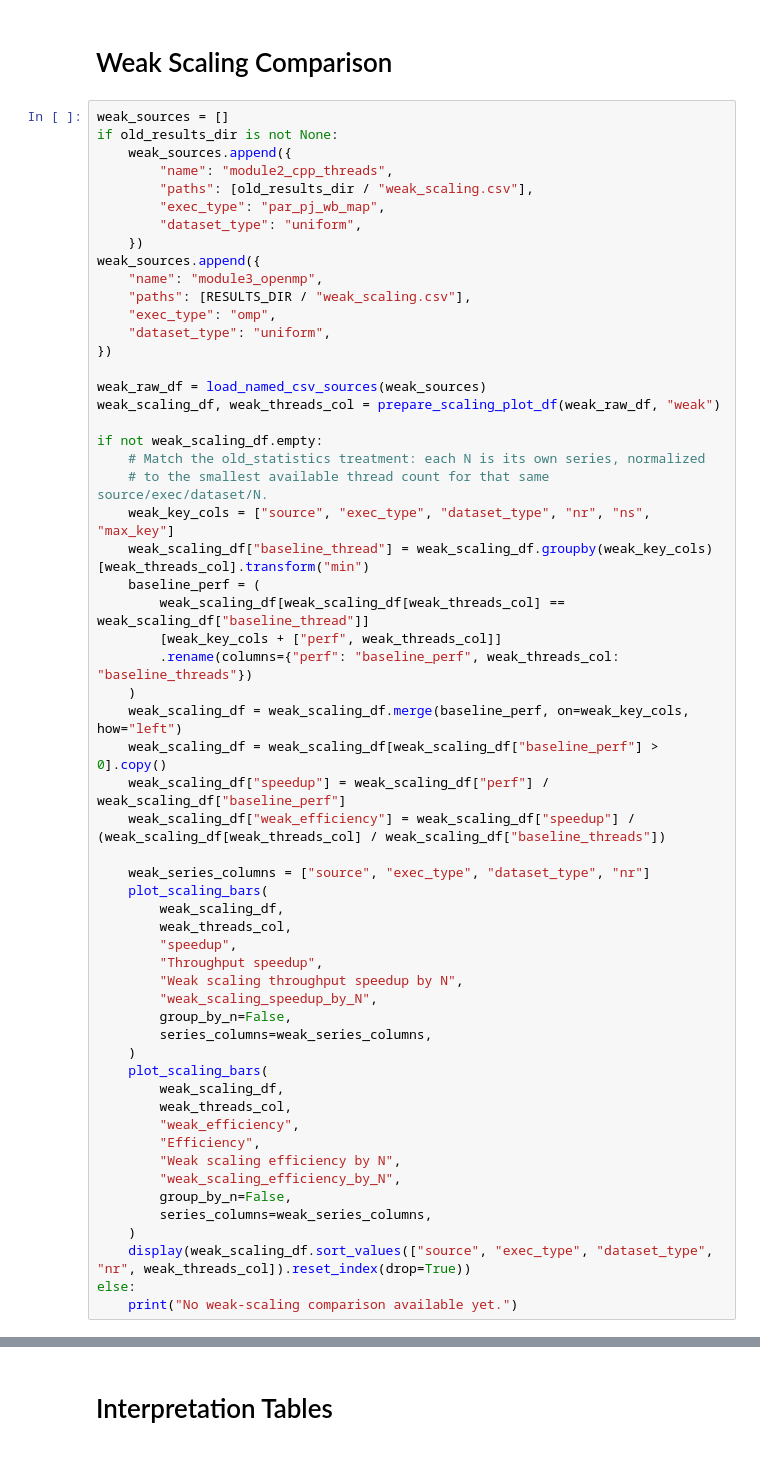
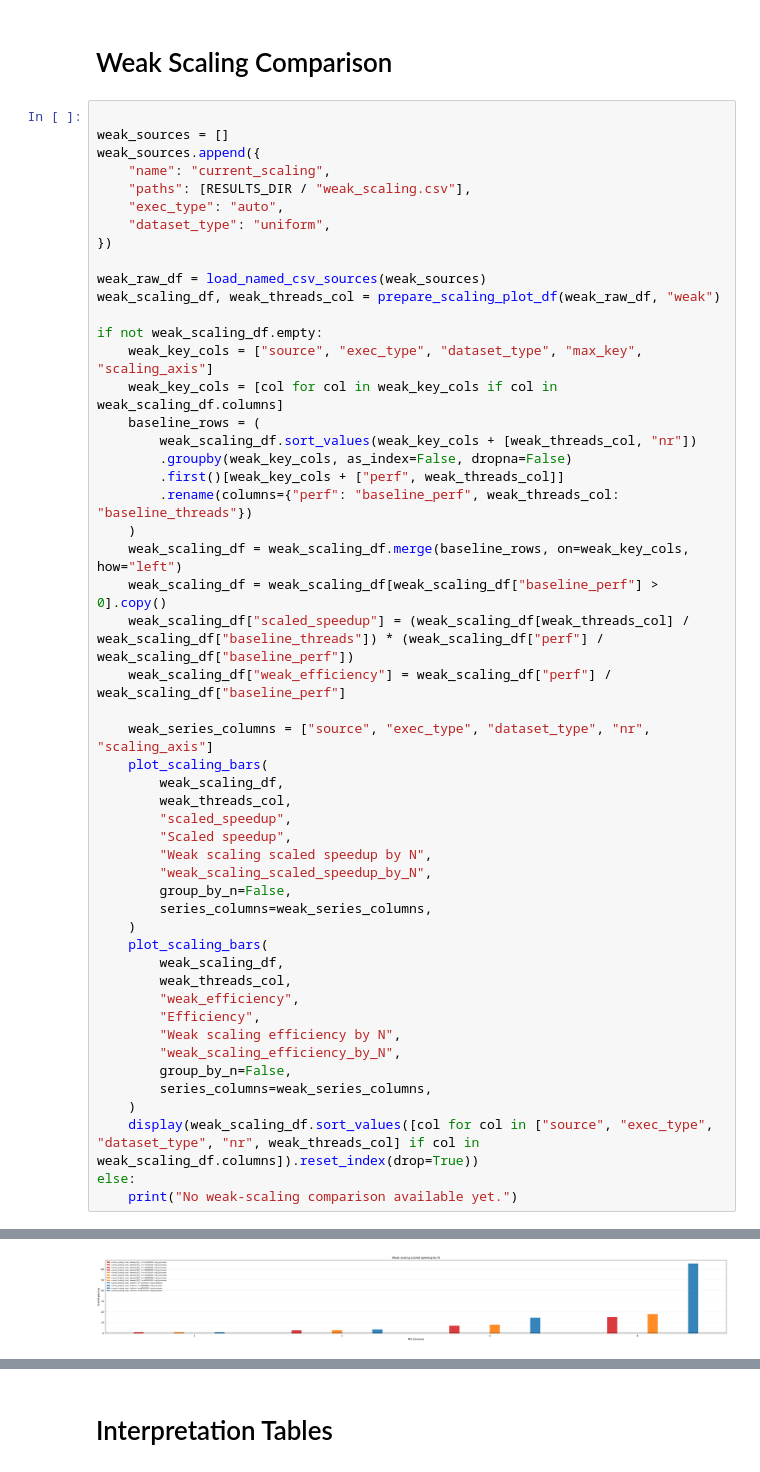
Before and after one commit to GianlucaPanzani/Optimization-of-Partitioned-Hash-Join-with-Duplicates-part_4, a Jupyter notebook: src/statistics.ipynb, the cells around one changed output, grey strips where cells are left out. Cells and saved outputs as stored; diff of their text form.

```diff
--- a/src/statistics.ipynb
+++ b/src/statistics.ipynb
@@ -757,18 +842,12 @@ Loaded scaling sources:
 # %% [markdown]
 # Weak Scaling Comparison
 # %%
+
 weak_sources = []
-if old_results_dir is not None:
-    weak_sources.append({
-        "name": "module2_cpp_threads",
-        "paths": [old_results_dir / "weak_scaling.csv"],
-        "exec_type": "par_pj_wb_map",
-        "dataset_type": "uniform",
-    })
 weak_sources.append({
-    "name": "module3_openmp",
+    "name": "current_scaling",
     "paths": [RESULTS_DIR / "weak_scaling.csv"],
-    "exec_type": "omp",
+    "exec_type": "auto",
     "dataset_type": "uniform",
 })
 
@@ -776,28 +855,27 @@ weak_raw_df = load_named_csv_sources(weak_sources)
 weak_scaling_df, weak_threads_col = prepare_scaling_plot_df(weak_raw_df, "weak")
 
 if not weak_scaling_df.empty:
-    # Match the old_statistics treatment: each N is its own series, normalized
-    # to the smallest available thread count for that same source/exec/dataset/N.
-    weak_key_cols = ["source", "exec_type", "dataset_type", "nr", "ns", "max_key"]
-    weak_scaling_df["baseline_thread"] = weak_scaling_df.groupby(weak_key_cols)[weak_threads_col].transform("min")
-    baseline_perf = (
-        weak_scaling_df[weak_scaling_df[weak_threads_col] == weak_scaling_df["baseline_thread"]]
-        [weak_key_cols + ["perf", weak_threads_col]]
+    weak_key_cols = ["source", "exec_type", "dataset_type", "max_key", "scaling_axis"]
+    weak_key_cols = [col for col in weak_key_cols if col in weak_scaling_df.columns]
+    baseline_rows = (
+        weak_scaling_df.sort_values(weak_key_cols + [weak_threads_col, "nr"])
+        .groupby(weak_key_cols, as_index=False, dropna=False)
+        .first()[weak_key_cols + ["perf", weak_threads_col]]
         .rename(columns={"perf": "baseline_perf", weak_threads_col: "baseline_threads"})
     )
-    weak_scaling_df = weak_scaling_df.merge(baseline_perf, on=weak_key_cols, how="left")
+    weak_scaling_df = weak_scaling_df.merge(baseline_rows, on=weak_key_cols, how="left")
     weak_scaling_df = weak_scaling_df[weak_scaling_df["baseline_perf"] > 0].copy()
-    weak_scaling_df["speedup"] = weak_scaling_df["perf"] / weak_scaling_df["baseline_perf"]
-    weak_scaling_df["weak_efficiency"] = weak_scaling_df["speedup"] / (weak_scaling_df[weak_threads_col] / weak_scaling_df["baseline_threads"])
+    weak_scaling_df["scaled_speedup"] = (weak_scaling_df[weak_threads_col] / weak_scaling_df["baseline_threads"]) * (weak_scaling_df["perf"] / weak_scaling_df["baseline_perf"])
+    weak_scaling_df["weak_efficiency"] = weak_scaling_df["perf"] / weak_scaling_df["baseline_perf"]
 
-    weak_series_columns = ["source", "exec_type", "dataset_type", "nr"]
+    weak_series_columns = ["source", "exec_type", "dataset_type", "nr", "scaling_axis"]
     plot_scaling_bars(
         weak_scaling_df,
         weak_threads_col,
-        "speedup",
-        "Throughput speedup",
-        "Weak scaling throughput speedup by N",
-        "weak_scaling_speedup_by_N",
+        "scaled_speedup",
+        "Scaled speedup",
+        "Weak scaling scaled speedup by N",
+        "weak_scaling_scaled_speedup_by_N",
         group_by_n=False,
         series_columns=weak_series_columns,
     )
@@ -811,7 +889,7 @@ if not weak_scaling_df.empty:
         group_by_n=False,
         series_columns=weak_series_columns,
     )
-    display(weak_scaling_df.sort_values(["source", "exec_type", "dataset_type", "nr", weak_threads_col]).reset_index(drop=True))
+    display(weak_scaling_df.sort_values([col for col in ["source", "exec_type", "dataset_type", "nr", weak_threads_col] if col in weak_scaling_df.columns]).reset_index(drop=True))
 else:
     print("No weak-scaling comparison available yet.")
 # %% [output]
@@ -819,0 +899 @@ No weak-scaling comparison available yet.
+[figure, added]
```
Also changed, not shown: parts of 6 cells of this notebook, 8 other files.
